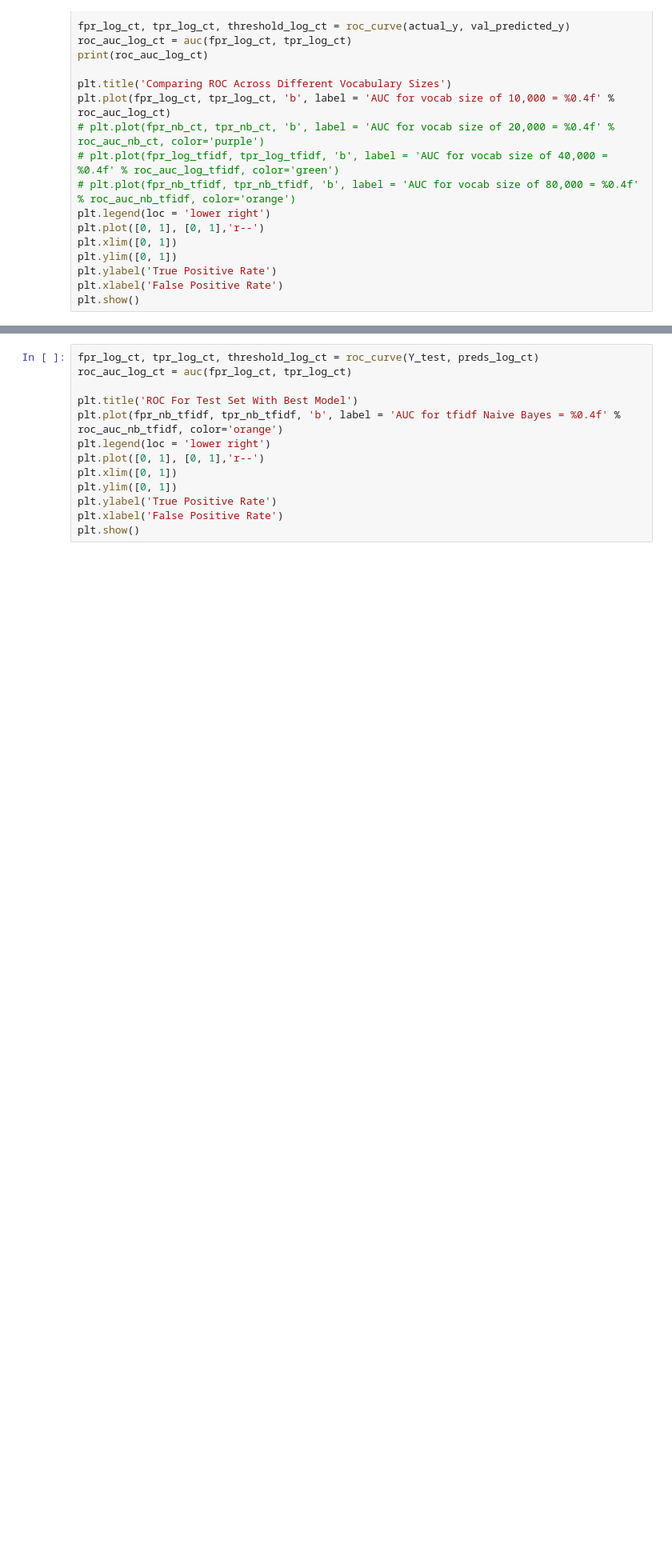
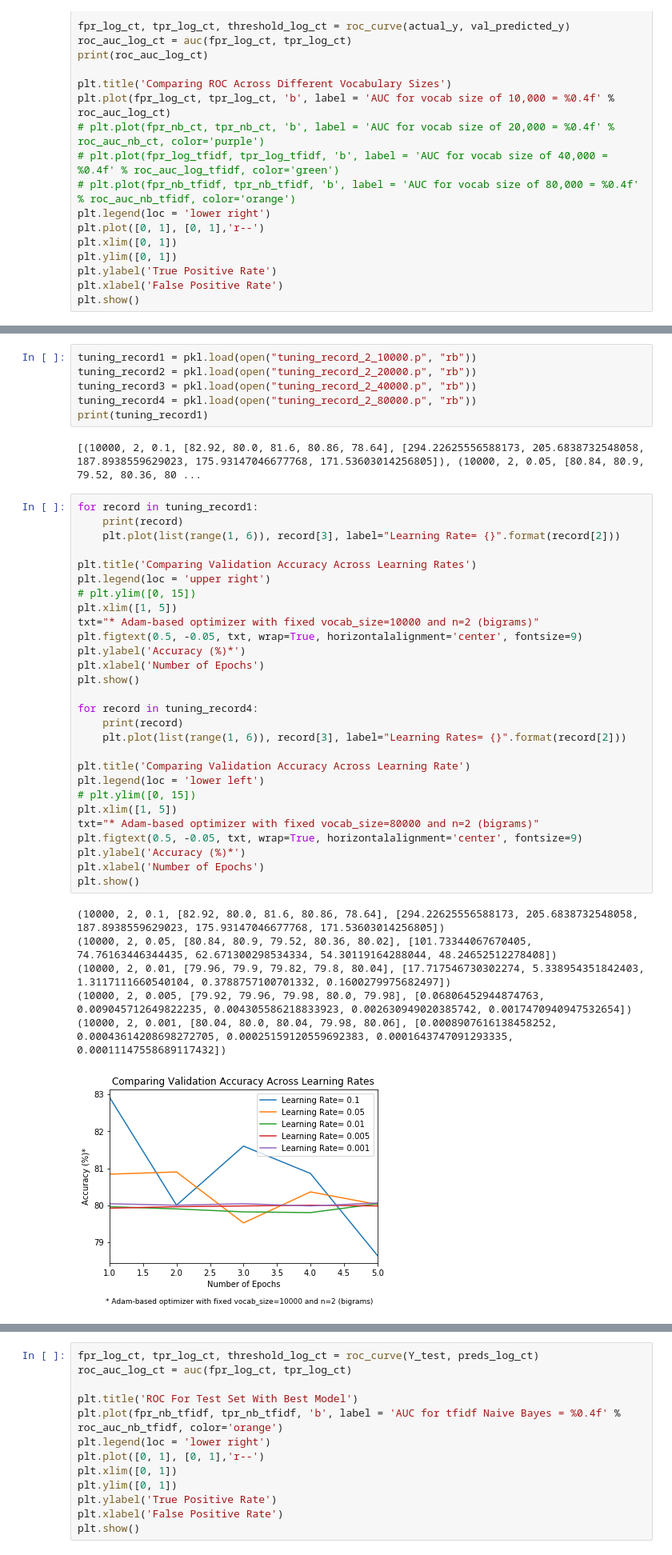
Before and after one commit to dgodevais/ds1011_hw1, a Jupyter notebook: DS1011_HW1_DG3047.ipynb, the cells around one changed output, grey strips where cells are left out. Shown: that part at 80% size. Saved outputs shown, nothing was run; the diff lists cells and outputs as text; blank space fills up the shorter version.

```diff
--- a/DS1011_HW1_DG3047.ipynb
+++ b/DS1011_HW1_DG3047.ipynb
@@ -596,0 +762,43 @@ print ("Test dataset size is {}".format(len(test_data_tokens)))
+# %%
+tuning_record1 = pkl.load(open("tuning_record_2_10000.p", "rb"))
+tuning_record2 = pkl.load(open("tuning_record_2_20000.p", "rb"))
+tuning_record3 = pkl.load(open("tuning_record_2_40000.p", "rb"))
+tuning_record4 = pkl.load(open("tuning_record_2_80000.p", "rb"))
+print(tuning_record1)
+# %% [output]
+[(10000, 2, 0.1, [82.92, 80.0, 81.6, 80.86, 78.64], [294.22625556588173, 205.6838732548058, 187.8938559629023, 175.93147046677768, 171.53603014256805]), (10000, 2, 0.05, [80.84, 80.9, 79.52, 80.36, 80 ...
+# %%
+for record in tuning_record1:
+    print(record)
+    plt.plot(list(range(1, 6)), record[3], label="Learning Rate= {}".format(record[2]))
+
+plt.title('Comparing Validation Accuracy Across Learning Rates')
+plt.legend(loc = 'upper right')
+# plt.ylim([0, 15])
+plt.xlim([1, 5])
+txt="* Adam-based optimizer with fixed vocab_size=10000 and n=2 (bigrams)"
+plt.figtext(0.5, -0.05, txt, wrap=True, horizontalalignment='center', fontsize=9)
+plt.ylabel('Accuracy (%)*')
+plt.xlabel('Number of Epochs')
+plt.show()
+
+for record in tuning_record4:
+    print(record)
+    plt.plot(list(range(1, 6)), record[3], label="Learning Rates= {}".format(record[2]))
+
+plt.title('Comparing Validation Accuracy Across Learning Rate')
+plt.legend(loc = 'lower left')
+# plt.ylim([0, 15])
+plt.xlim([1, 5])
+txt="* Adam-based optimizer with fixed vocab_size=80000 and n=2 (bigrams)"
+plt.figtext(0.5, -0.05, txt, wrap=True, horizontalalignment='center', fontsize=9)
+plt.ylabel('Accuracy (%)*')
+plt.xlabel('Number of Epochs')
+plt.show()
+# %% [output]
+(10000, 2, 0.1, [82.92, 80.0, 81.6, 80.86, 78.64], [294.22625556588173, 205.6838732548058, 187.8938559629023, 175.93147046677768, 171.53603014256805])
+(10000, 2, 0.05, [80.84, 80.9, 79.52, 80.36, 80.02], [101.73344067670405, 74.76163446344435, 62.671300298534334, 54.30119164288044, 48.24652512278408])
+(10000, 2, 0.01, [79.96, 79.9, 79.82, 79.8, 80.04], [17.717546730302274, 5.338954351842403, 1.3117111660540104, 0.3788757100701332, 0.1600279975682497])
+(10000, 2, 0.005, [79.92, 79.96, 79.98, 80.0, 79.98], [0.06806452944874763, 0.009045712649822235, 0.004305586218833923, 0.002630949020385742, 0.0017470940947532654])
+(10000, 2, 0.001, [80.04, 80.0, 80.04, 79.98, 80.06], [0.0008907616138458252, 0.00043614208698272705, 0.00025159120559692383, 0.0001643747091293335, 0.00011147558689117432])
+[figure, added]
```
Also changed, not shown: parts of 26 cells of this notebook.
